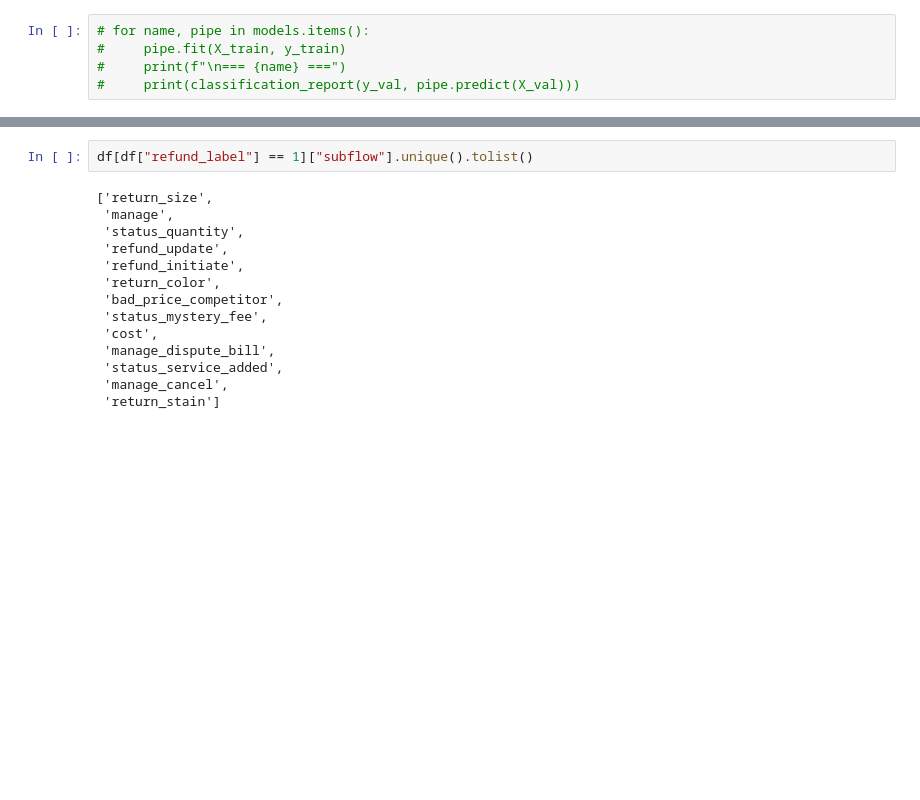
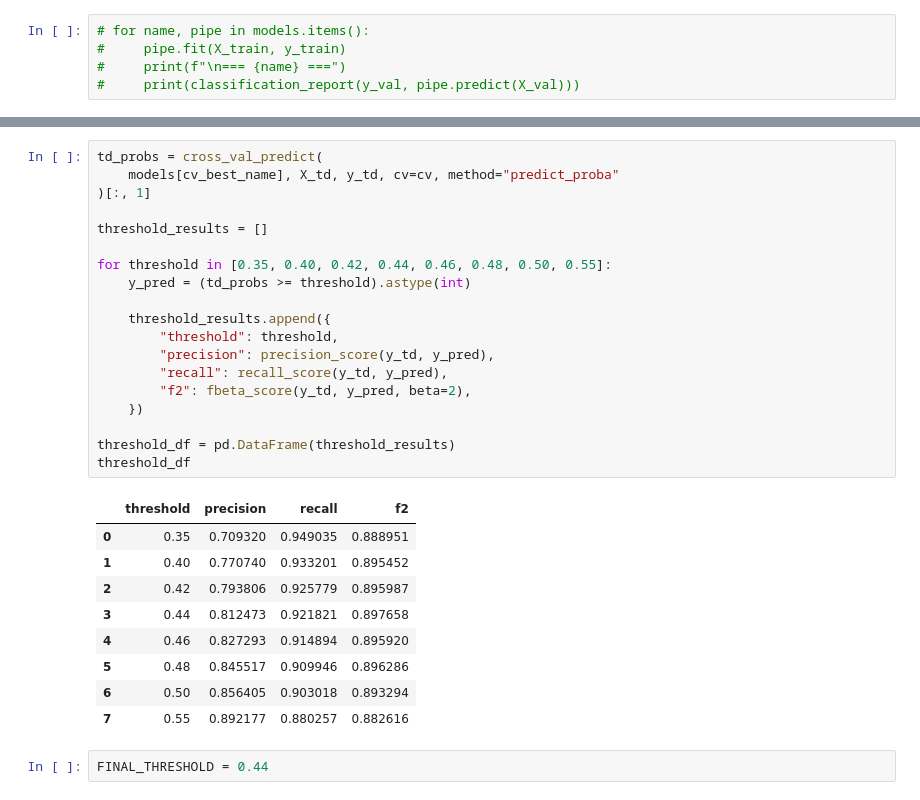
Before and after one commit to MUlbing/ClaimLens, a Jupyter notebook: notebooks/glofinn_notebook.ipynb, the cells around one changed output, grey strips where cells are left out. Cells and saved outputs as stored; diff of their text form; blank space fills up the shorter version.

```diff
--- a/notebooks/glofinn_notebook.ipynb
+++ b/notebooks/glofinn_notebook.ipynb
@@ -218,16 +270,31 @@ Text(0.5, 1.0, 'Refund intent: count + none (validation set)')
+# %%
+td_probs = cross_val_predict(
+    models[cv_best_name], X_td, y_td, cv=cv, method="predict_proba"
+)[:, 1]
+
+threshold_results = []
+
+for threshold in [0.35, 0.40, 0.42, 0.44, 0.46, 0.48, 0.50, 0.55]:
+    y_pred = (td_probs >= threshold).astype(int)
+
+    threshold_results.append({
+        "threshold": threshold,
+        "precision": precision_score(y_td, y_pred),
+        "recall": recall_score(y_td, y_pred),
+        "f2": fbeta_score(y_td, y_pred, beta=2),
+    })
+
+threshold_df = pd.DataFrame(threshold_results)
+threshold_df
+# %% [output]
+|  | threshold | precision | recall | f2 |
+| 0 | 0.35 | 0.709320 | 0.949035 | 0.888951 |
+| 1 | 0.40 | 0.770740 | 0.933201 | 0.895452 |
+| 2 | 0.42 | 0.793806 | 0.925779 | 0.895987 |
+| 3 | 0.44 | 0.812473 | 0.921821 | 0.897658 |
+| 4 | 0.46 | 0.827293 | 0.914894 | 0.895920 |
+| 5 | 0.48 | 0.845517 | 0.909946 | 0.896286 |
+| 6 | 0.50 | 0.856405 | 0.903018 | 0.893294 |
+| 7 | 0.55 | 0.892177 | 0.880257 | 0.882616 |
 # %%
-df[df["refund_label"] == 1]["subflow"].unique().tolist()
+FINAL_THRESHOLD = 0.44
-# %% [output]
-['return_size',
- 'manage',
- 'status_quantity',
- 'refund_update',
- 'refund_initiate',
- 'return_color',
- 'bad_price_competitor',
- 'status_mystery_fee',
- 'cost',
- 'manage_dispute_bill',
- 'status_service_added',
- 'manage_cancel',
- 'return_stain']
```
Also changed, not shown: parts of 15 cells of this notebook.
